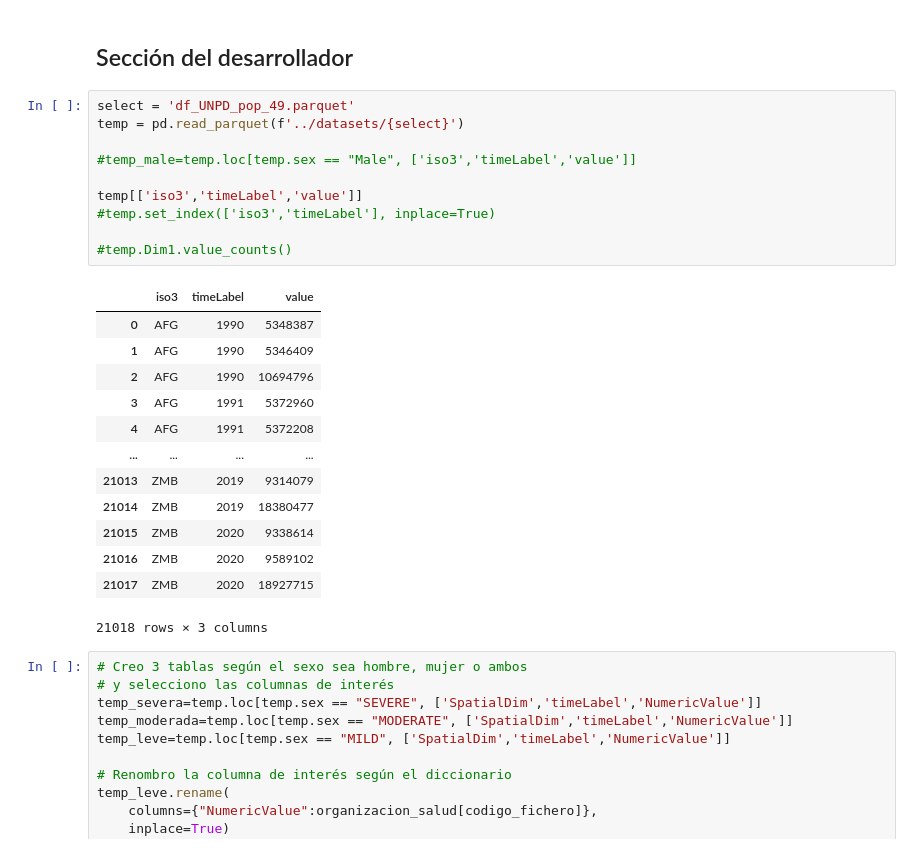
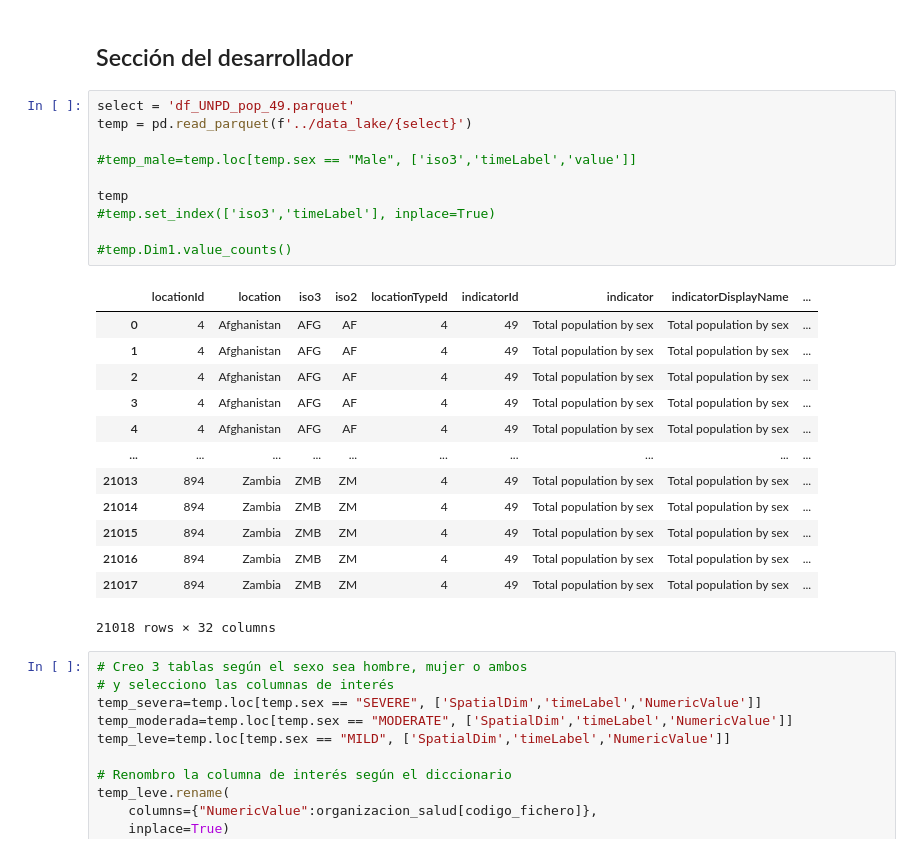
Before and after one commit to jorgeav527/life-expectancy, a Jupyter notebook: draft/multiples_indicadores_EDA.ipynb, the cells around one changed output. Cells and saved outputs as stored; diff of their text form.

```diff
--- a/draft/multiples_indicadores_EDA.ipynb
+++ b/draft/multiples_indicadores_EDA.ipynb
@@ -330,28 +311,28 @@ df_twb
 ## Sección del desarrollador
 # %%
 select = 'df_UNPD_pop_49.parquet'
-temp = pd.read_parquet(f'../datasets/{select}')
+temp = pd.read_parquet(f'../data_lake/{select}')
 
 #temp_male=temp.loc[temp.sex == "Male", ['iso3','timeLabel','value']]
 
-temp[['iso3','timeLabel','value']]
+temp
 #temp.set_index(['iso3','timeLabel'], inplace=True)
 
 #temp.Dim1.value_counts()
 # %% [output]
-|  | iso3 | timeLabel | value |
-| 0 | AFG | 1990 | 5348387 |
-| 1 | AFG | 1990 | 5346409 |
-| 2 | AFG | 1990 | 10694796 |
-| 3 | AFG | 1991 | 5372960 |
-| 4 | AFG | 1991 | 5372208 |
-| ... | ... | ... | ... |
-| 21013 | ZMB | 2019 | 9314079 |
-| 21014 | ZMB | 2019 | 18380477 |
-| 21015 | ZMB | 2020 | 9338614 |
-| 21016 | ZMB | 2020 | 9589102 |
-| 21017 | ZMB | 2020 | 18927715 |
+|  | locationId | location | iso3 | iso2 | locationTypeId | indicatorId | indicator | indicatorDisplayName | ... |
+| 0 | 4 | Afghanistan | AFG | AF | 4 | 49 | Total population by sex | Total population by sex | ... |
+| 1 | 4 | Afghanistan | AFG | AF | 4 | 49 | Total population by sex | Total population by sex | ... |
+| 2 | 4 | Afghanistan | AFG | AF | 4 | 49 | Total population by sex | Total population by sex | ... |
+| 3 | 4 | Afghanistan | AFG | AF | 4 | 49 | Total population by sex | Total population by sex | ... |
+| 4 | 4 | Afghanistan | AFG | AF | 4 | 49 | Total population by sex | Total population by sex | ... |
+| ... | ... | ... | ... | ... | ... | ... | ... | ... | ... |
+| 21013 | 894 | Zambia | ZMB | ZM | 4 | 49 | Total population by sex | Total population by sex | ... |
+| 21014 | 894 | Zambia | ZMB | ZM | 4 | 49 | Total population by sex | Total population by sex | ... |
+| 21015 | 894 | Zambia | ZMB | ZM | 4 | 49 | Total population by sex | Total population by sex | ... |
+| 21016 | 894 | Zambia | ZMB | ZM | 4 | 49 | Total population by sex | Total population by sex | ... |
+| 21017 | 894 | Zambia | ZMB | ZM | 4 | 49 | Total population by sex | Total population by sex | ... |
-21018 rows × 3 columns
+21018 rows × 32 columns
 # %%
 # Creo 3 tablas según el sexo sea hombre, mujer o ambos
 # y selecciono las columnas de interés
```
Also changed, not shown: parts of 43 cells of this notebook, 1 other file.
